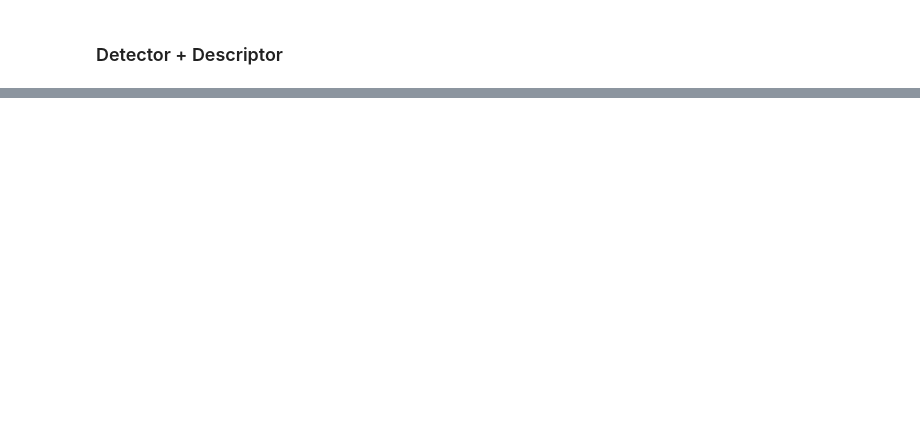
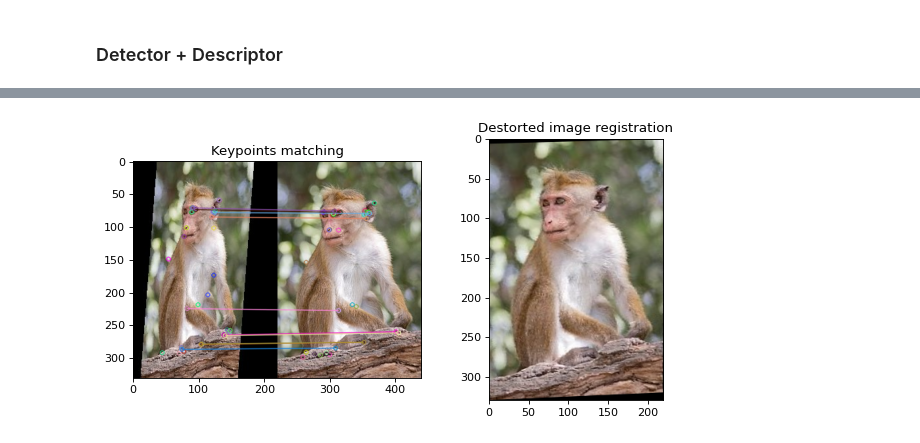
Before and after one commit to RK-IM/ML-contents, a Jupyter notebook: Image_processing/002_opencv_tutorial.ipynb, the cells around one changed output, grey strips where cells are left out. Drawn from its saved outputs; the diff is of its cells as text; code cells hidden in the pictures; blank space fills up the shorter version.

```diff
--- a/Image_processing/002_opencv_tutorial.ipynb
+++ b/Image_processing/002_opencv_tutorial.ipynb
@@ -269,0 +281,54 @@ plt.imshow(img_with_kp);
+# %%
+img_o = cv2.imread("images/monkey.jpg")
+img_o = cv2.cvtColor(img_o, cv2.COLOR_BGR2RGB)
+img_d = cv2.imread("images/monkey_distorted.jpg")
+img_d = cv2.cvtColor(img_d, cv2.COLOR_BGR2RGB)
+
+img_gray_o = cv2.cvtColor(img_o, cv2.COLOR_RGB2GRAY)
+img_gray_d = cv2.cvtColor(img_d, cv2.COLOR_RGB2GRAY)
+
+
+# 1. Find keypoints and describe
+orb = cv2.ORB_create(50)
+kp_o, des_o = orb.detectAndCompute(img_gray_o, None)
+kp_d, des_d = orb.detectAndCompute(img_gray_d, None)
+
+
+# 2. Match keypoints
+matcher = cv2.DescriptorMatcher_create(cv2.DESCRIPTOR_MATCHER_BRUTEFORCE_HAMMING)
+
+matches = matcher.match(des_d, # query descriptors
+                        des_o, # train descriptors
+                        None)
+matches = sorted(matches, key=lambda x: x.distance)
+
+img_matches = cv2.drawMatches(img_d, kp_d, img_o, kp_o,
+                              matches[:10], None)
+
+
+# 3. Reject bad keypoints
+points_1 = np.zeros((len(matches), 2), dtype=np.float32)
+points_2 = np.zeros((len(matches), 2), dtype=np.float32)
+
+for i, match in enumerate(matches):
+    points_1[i, :] = kp_d[match.queryIdx].pt
+    points_2[i, :] = kp_o[match.trainIdx].pt
+
+h, mask = cv2.findHomography(points_1, points_2, cv2.RANSAC)
+
+
+# 4. Use homography
+height, width, channels = img_o.shape # from reference image
+img_d_reg = cv2.warpPerspective(img_d, h, (width, height))
+
+
+# Plot results
+fig, axes = plt.subplots(1, 2, figsize=(8, 4))
+axes[0].imshow(img_matches)
+axes[0].set_title("Keypoints matching")
+axes[1].imshow(img_d_reg)
+axes[1].set_title("Destorted image registration")
+plt.tight_layout()
+plt.show()
+# %% [output]
+[figure, added]
```
Also changed, not shown: parts of 10 cells of this notebook.
